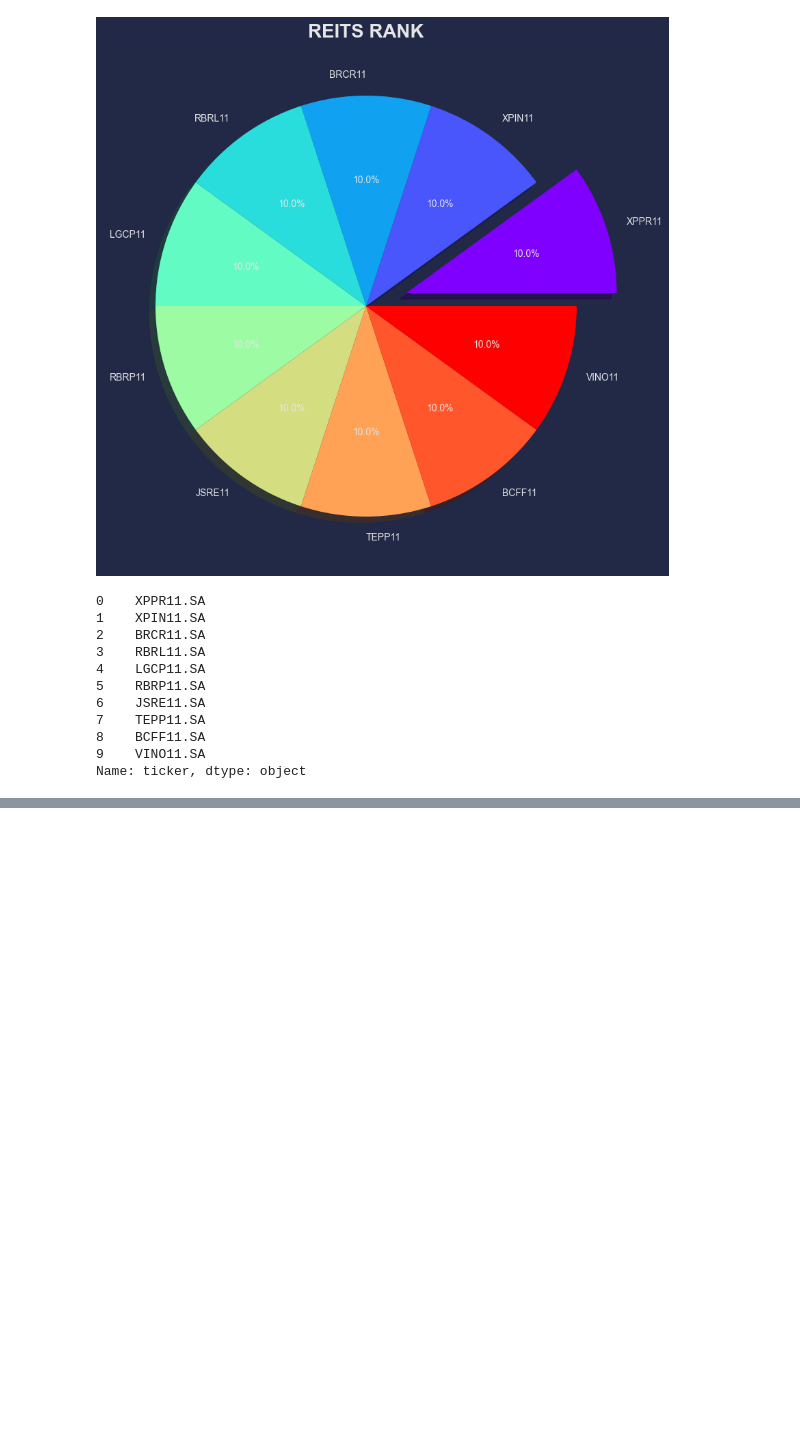
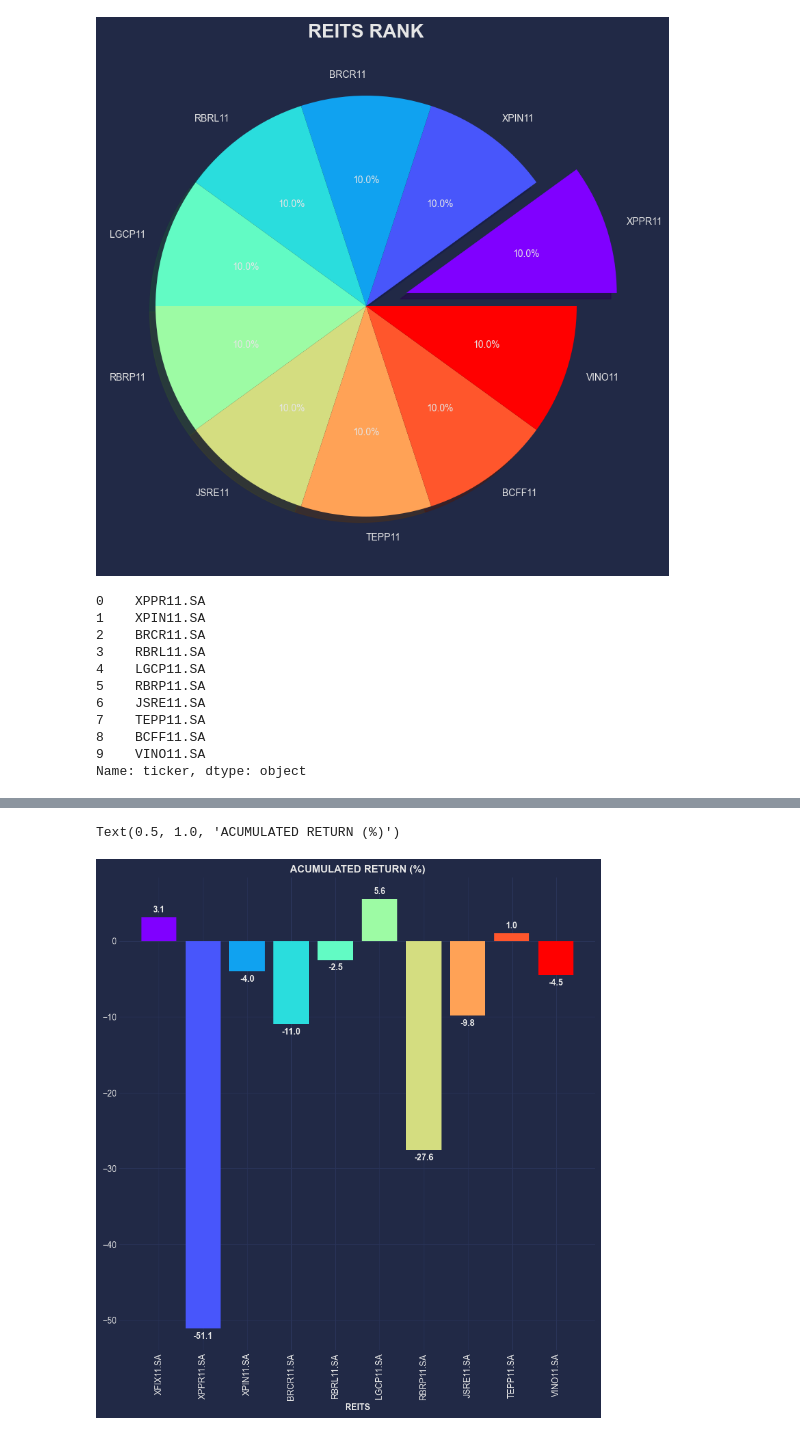
Before and after one commit to jrocarlos/reits_rank, a Jupyter notebook: reits_rank.ipynb, the cells around one changed output, grey strips where cells are left out. Saved outputs shown, nothing was run; the diff lists cells and outputs as text; code cells hidden in the pictures; blank space fills up the shorter version.

```diff
--- a/reits_rank.ipynb
+++ b/reits_rank.ipynb
@@ -457,0 +463,18 @@ plt.rcParams['figure.figsize'] = [10, 10]
+# %%
+sumdd = dd.sum()
+sumdd = pd.DataFrame(sumdd)
+x = sumdd.index
+y = sumdd[0]
+colors = plt.cm.rainbow(np.linspace(0, 1, len(y)))
+
+fig,ax = plt.subplots()
+f = ax.bar(x,y,color=colors)
+plt.xticks(x,rotation=90)
+ax.set_label(y)
+ax.bar_label(f,fmt='%.1f',padding=4, fontweight="bold")
+plt.xlabel('REITS', fontweight="bold")
+plt.ylabel('VARIATION', fontweight="bold", visible=False)
+plt.title('ACUMULATED RETURN (%)', fontweight="bold")
+# %% [output]
+Text(0.5, 1.0, 'ACUMULATED RETURN (%)')
+[figure, added]
```
Also changed, not shown: parts of 5 cells of this notebook.
